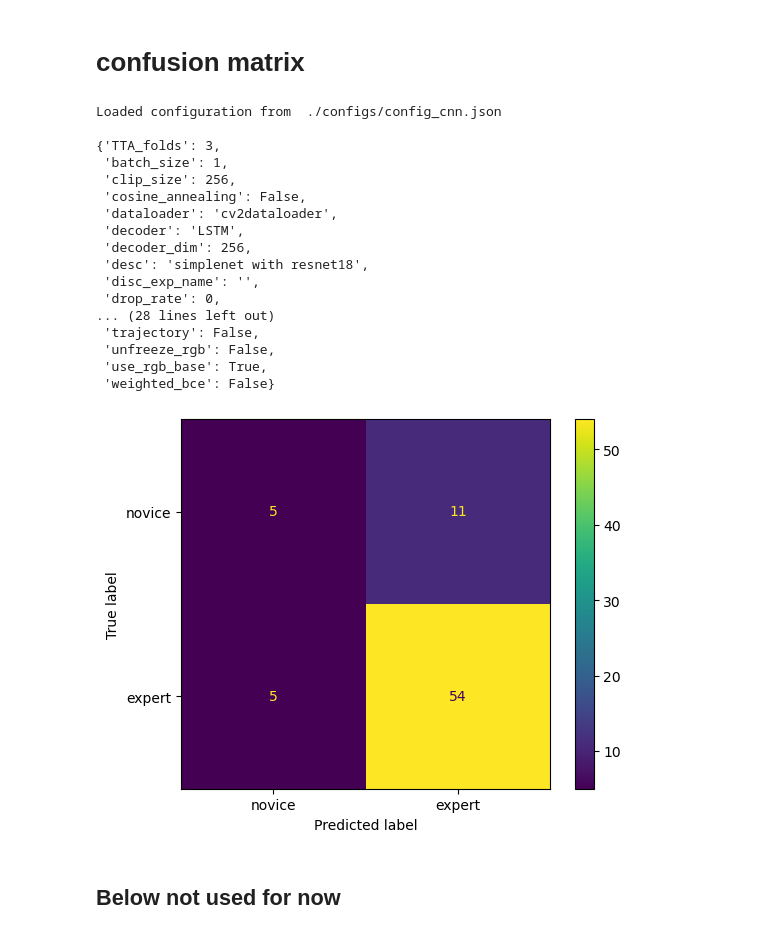
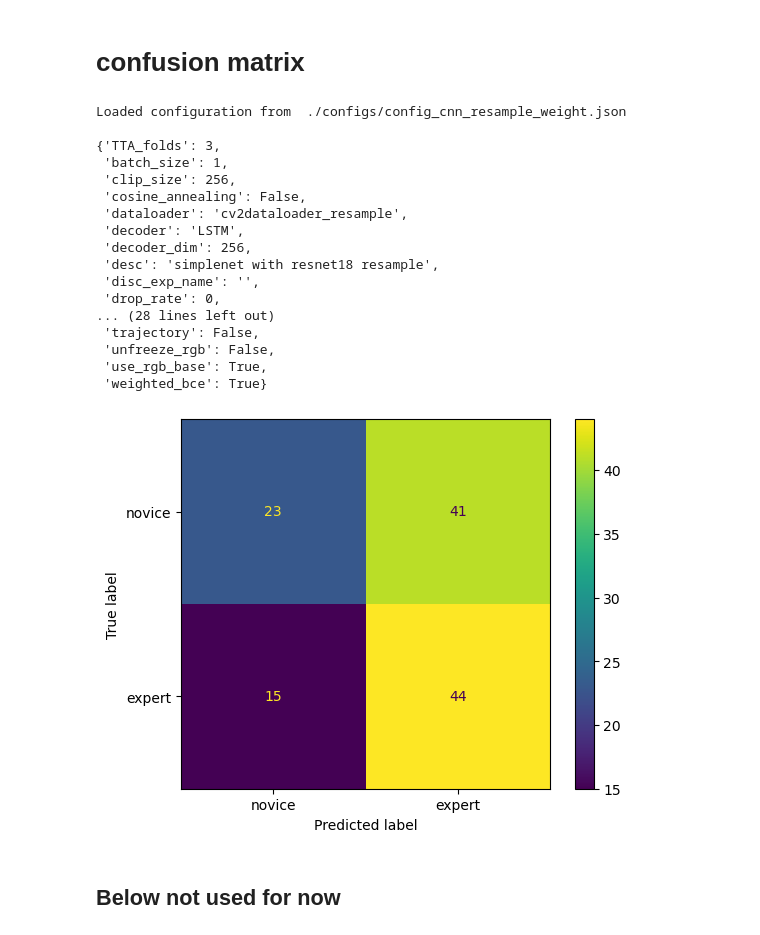
Before and after one commit to Real-Silverywing/simpleNet, a Jupyter notebook: new_generate_report.ipynb, the cells around one changed output. Saved outputs shown, nothing was run; the diff lists cells and outputs as text; code cells hidden in the pictures.

```diff
--- a/new_generate_report.ipynb
+++ b/new_generate_report.ipynb
@@ -434,40 +437,40 @@ Loaded configuration from  ./configs/config_cnn.json
 # %% [markdown]
 # confusion matrix
 # %%
-# config_path = "./configs/config.json"
+config_path = "./configs/config_cnn_resample_weight.json"
 config = process_config(config_path)
 SUBM_PREDS_PATH = "subm/{}_cat/{}_cat_wt_preds.csv".format(config.exp_name,config.exp_name)
 # print(SUBM_PREDS_PATH)
 summary_df = pd.read_csv(SUBM_PREDS_PATH, header=0)
 # display(summary_df)
 preds_score = summary_df['predict_scores'].tolist()
 # preds_score = [1-preds_score[i] for i in range(len(preds_score))]
 preds_label = summary_df['predict_label'].tolist()
 gt_label = summary_df['Label'].tolist()
 
 cm = confusion_matrix(gt_label, preds_label)
 disp = ConfusionMatrixDisplay(confusion_matrix=cm, display_labels=['novice', 'expert'])
 disp.plot()
 plt.show()
 # %% [output]
-Loaded configuration from  ./configs/config_cnn.json
+Loaded configuration from  ./configs/config_cnn_resample_weight.json
 
 {'TTA_folds': 3,
  'batch_size': 1,
  'clip_size': 256,
  'cosine_annealing': False,
- 'dataloader': 'cv2dataloader',
+ 'dataloader': 'cv2dataloader_resample',
  'decoder': 'LSTM',
  'decoder_dim': 256,
- 'desc': 'simplenet with resnet18',
+ 'desc': 'simplenet with resnet18 resample',
  'disc_exp_name': '',
  'drop_rate': 0,
 ... (28 lines left out)
  'trajectory': False,
  'unfreeze_rgb': False,
  'use_rgb_base': True,
- 'weighted_bce': False}
+ 'weighted_bce': True}
-[figure, old version]
+[figure, new version]
 # %% [markdown]
 ## Below not used for now
 # %% [markdown]
```
Also changed, not shown: parts of 7 cells of this notebook, 13 other files.
